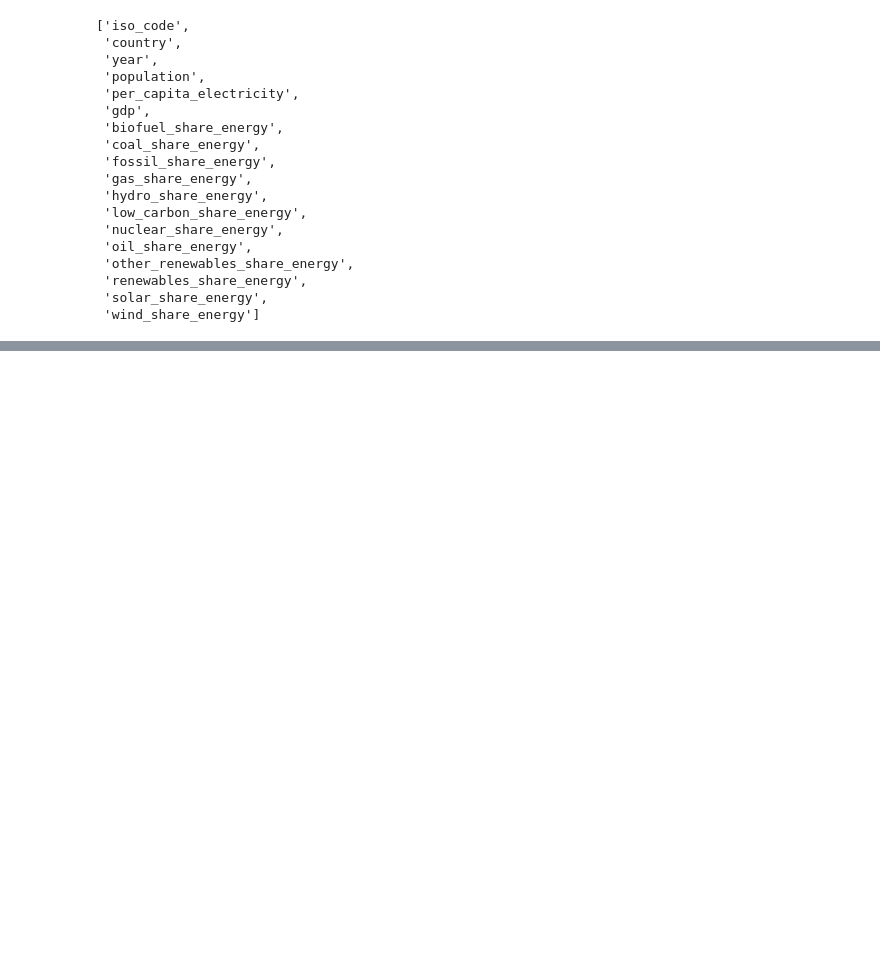
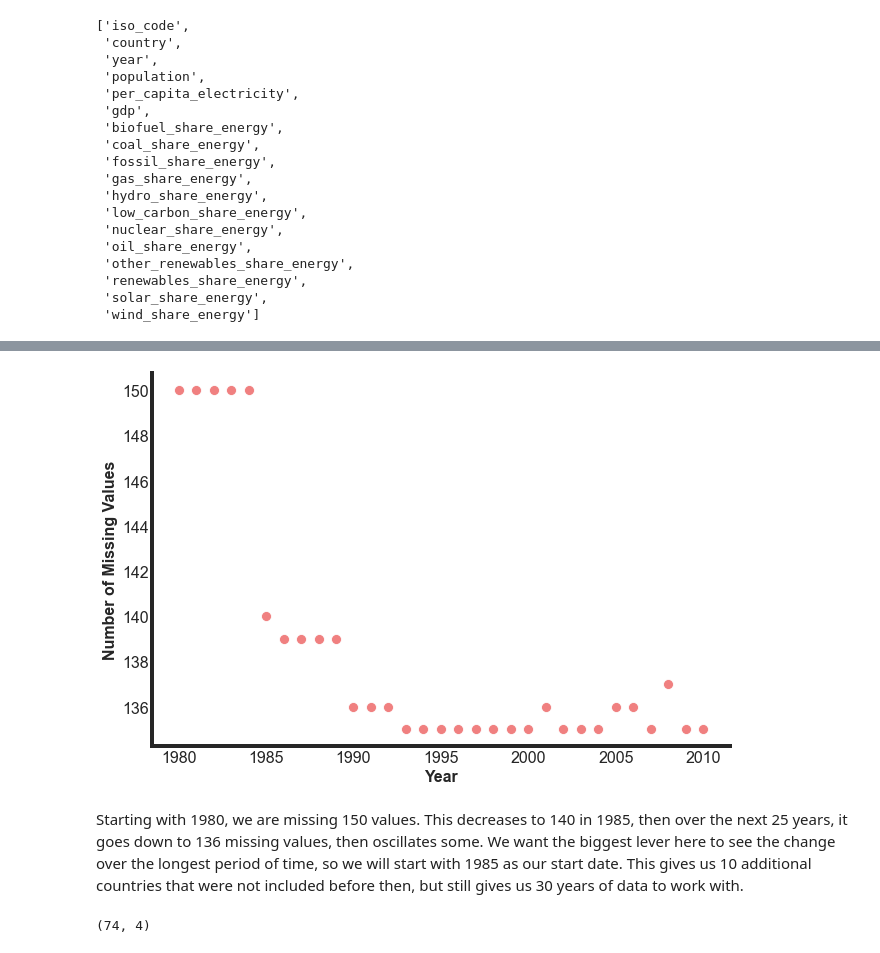
Before and after one commit to joshfuchs/DataScience_projects, a Jupyter notebook: world_energy_consumption.ipynb, the cells around one changed output, grey strips where cells are left out. Cells and saved outputs as stored; diff of their text form; code cells hidden in the pictures; blank space fills up the shorter version.

Commit message:
started final viz

```diff
--- a/world_energy_consumption.ipynb
+++ b/world_energy_consumption.ipynb
@@ -340,13 +176,0 @@ calculate_changes(energy,'ERI', 1992, 2015)
-# %%
-change_df = pd.DataFrame(columns = ['country','pop_change','gdp_change','energy_change'])
-
-first_year = 1990
-last_year = 2015
-
-for country in country_list:
-    gdp_change, pop_change, energy_change = calculate_changes(energy,country,first_year,last_year)
-    new_row = {'country': country,
-              'pop_change': pop_change,
-              'gdp_change': gdp_change,
-              'energy_change': energy_change}
-    change_df = change_df.append(new_row, ignore_index=True)
@@ -385,0 +437,24 @@ year_1970.shape[0]
+# %%
+year_missing = pd.Series(start_year_missing)
+#year_missing.head()
+
+plt.figure(figsize=(9,6))
+sns.scatterplot(data=year_missing,
+               s = 100,
+               color = 'lightcoral')
+
+
+plt.xlabel('Year', fontsize=16)
+plt.ylabel('Number of Missing Values', fontsize=16)
+
+plt.xticks(fontsize=16)
+plt.yticks(fontsize=16)
+plt.gca().spines['top'].set_visible(False)
+plt.gca().spines['right'].set_visible(False)
+
+
+plt.show()
+# %% [output]
+[figure, added]
+# %% [markdown]
+Starting with 1980, we are missing 150 values. This decreases to 140 in 1985, then over the next 25 years, it goes down to 136 missing values, then oscillates some. We want the biggest lever here to see the change over the longest period of time, so we will start with 1985 as our start date. This gives us 10 additional countries that were not included before then, but still gives us 30 years of data to work with.
@@ -385,0 +480,5 @@ year_1970.shape[0]
+# %%
+
+cleaned_change_df.shape
+# %% [output]
+(74, 4)
```
Also changed, not shown: parts of 41 cells of this notebook.
